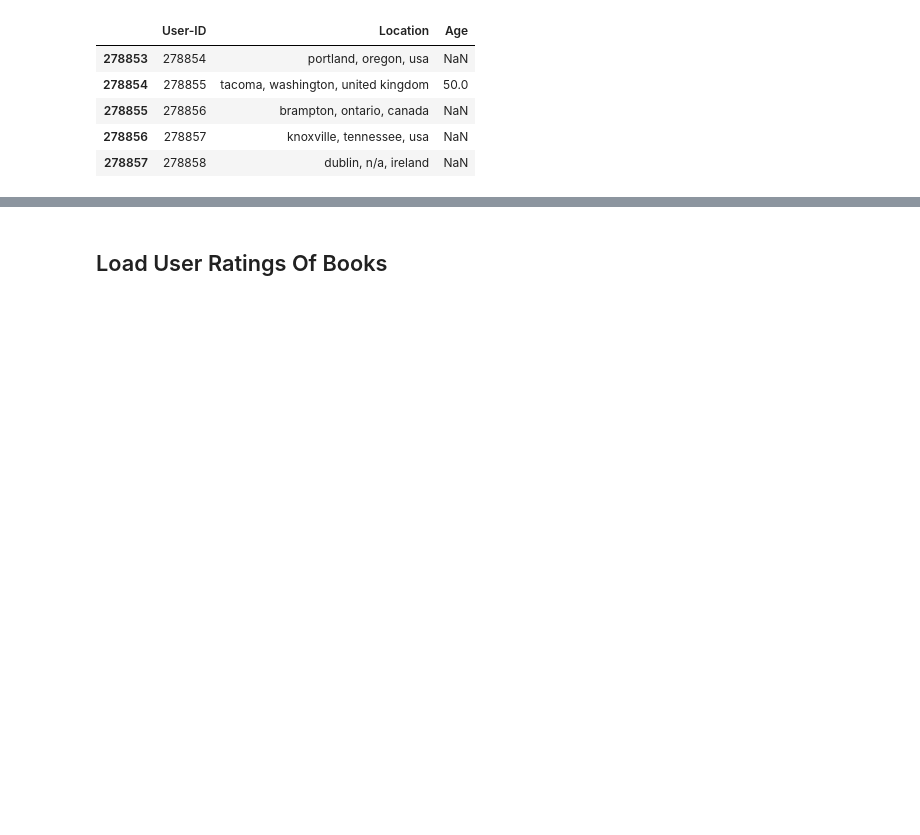
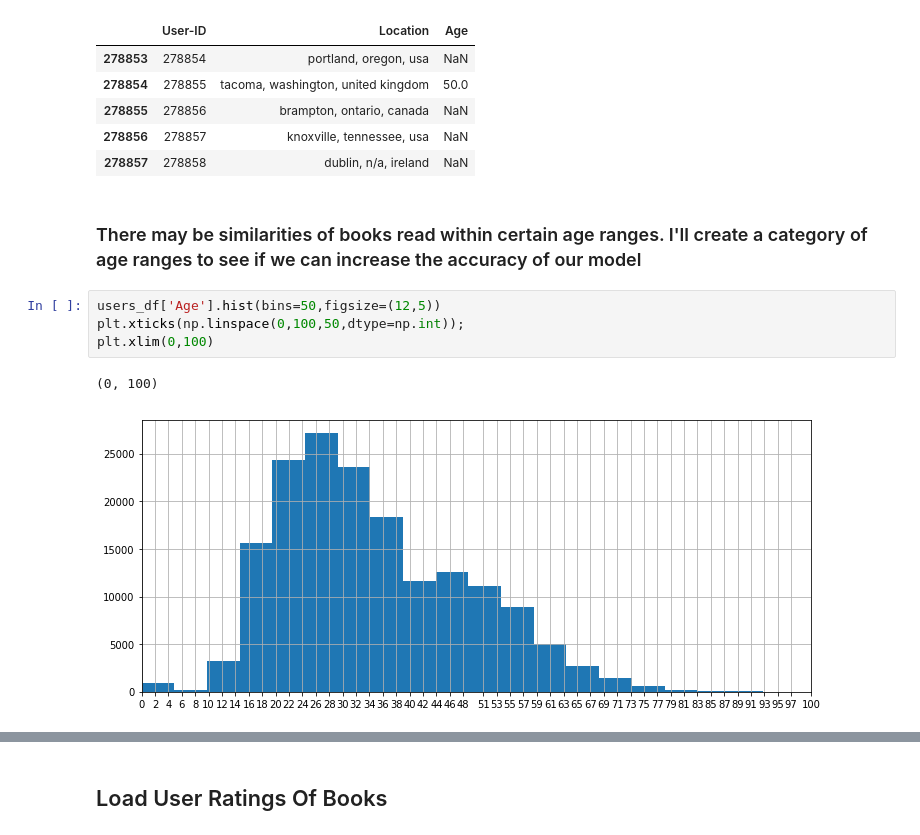
Before and after one commit to RichWolff/SpringboardDS, a Jupyter notebook: capstone_bookRecommender/jupyter_notebooks/capstone2_recommender_model.ipynb, the cells around one changed output, grey strips where cells are left out. Saved outputs shown, nothing was run; the diff lists cells and outputs as text; blank space fills up the shorter version.

```diff
--- a/capstone_bookRecommender/jupyter_notebooks/capstone2_recommender_model.ipynb
+++ b/capstone_bookRecommender/jupyter_notebooks/capstone2_recommender_model.ipynb
@@ -45,3 +84,12 @@ users_df.tail(5)
 | 278855 | 278856 | brampton, ontario, canada | NaN |
 | 278856 | 278857 | knoxville, tennessee, usa | NaN |
 | 278857 | 278858 | dublin, n/a, ireland | NaN |
+# %% [markdown]
+<h3>There may be similarities of books read within certain age ranges. I'll create a category of age ranges to see if we can increase the accuracy of our model</h3>
+# %%
+users_df['Age'].hist(bins=50,figsize=(12,5))
+plt.xticks(np.linspace(0,100,50,dtype=np.int));
+plt.xlim(0,100)
+# %% [output]
+(0, 100)
+[figure, added]
```
Also changed, not shown: parts of 28 cells of this notebook.
